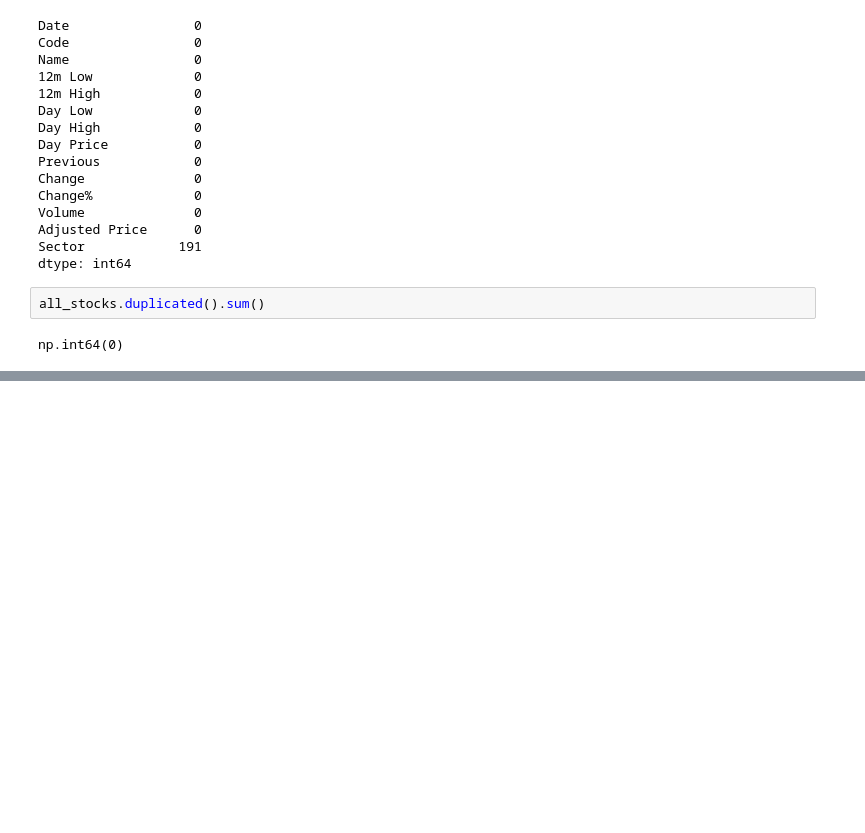
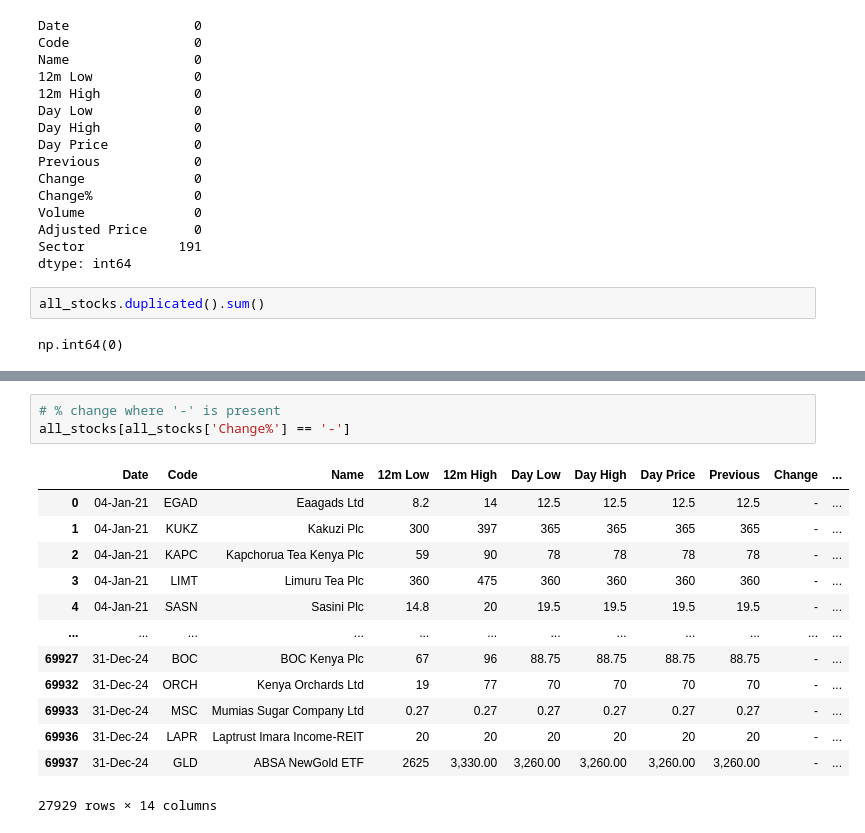
Before and after one commit to lorenaterah/NSE_Stock_Market_Segmentation, a Jupyter notebook: Notebooks/Steve.ipynb, the cells around one changed output, grey strips where cells are left out. Cells and saved outputs as stored; diff of their text form; blank space fills up the shorter version.

```diff
--- a/Notebooks/Steve.ipynb
+++ b/Notebooks/Steve.ipynb
@@ -316,0 +334,17 @@ np.int64(0)
+# %%
+# % change where '-' is present
+all_stocks[all_stocks['Change%'] == '-']
+# %% [output]
+|  | Date | Code | Name | 12m Low | 12m High | Day Low | Day High | Day Price | Previous | Change | ... |
+| 0 | 04-Jan-21 | EGAD | Eaagads Ltd | 8.2 | 14 | 12.5 | 12.5 | 12.5 | 12.5 | - | ... |
+| 1 | 04-Jan-21 | KUKZ | Kakuzi Plc | 300 | 397 | 365 | 365 | 365 | 365 | - | ... |
+| 2 | 04-Jan-21 | KAPC | Kapchorua Tea Kenya Plc | 59 | 90 | 78 | 78 | 78 | 78 | - | ... |
+| 3 | 04-Jan-21 | LIMT | Limuru Tea Plc | 360 | 475 | 360 | 360 | 360 | 360 | - | ... |
+| 4 | 04-Jan-21 | SASN | Sasini Plc | 14.8 | 20 | 19.5 | 19.5 | 19.5 | 19.5 | - | ... |
+| ... | ... | ... | ... | ... | ... | ... | ... | ... | ... | ... | ... |
+| 69927 | 31-Dec-24 | BOC | BOC Kenya Plc | 67 | 96 | 88.75 | 88.75 | 88.75 | 88.75 | - | ... |
+| 69932 | 31-Dec-24 | ORCH | Kenya Orchards Ltd | 19 | 77 | 70 | 70 | 70 | 70 | - | ... |
+| 69933 | 31-Dec-24 | MSC | Mumias Sugar Company Ltd | 0.27 | 0.27 | 0.27 | 0.27 | 0.27 | 0.27 | - | ... |
+| 69936 | 31-Dec-24 | LAPR | Laptrust Imara Income-REIT | 20 | 20 | 20 | 20 | 20 | 20 | - | ... |
+| 69937 | 31-Dec-24 | GLD | ABSA NewGold ETF | 2625 | 3,330.00 | 3,260.00 | 3,260.00 | 3,260.00 | 3,260.00 | - | ... |
+27929 rows × 14 columns
```
Also changed, not shown: parts of 8 cells of this notebook.
